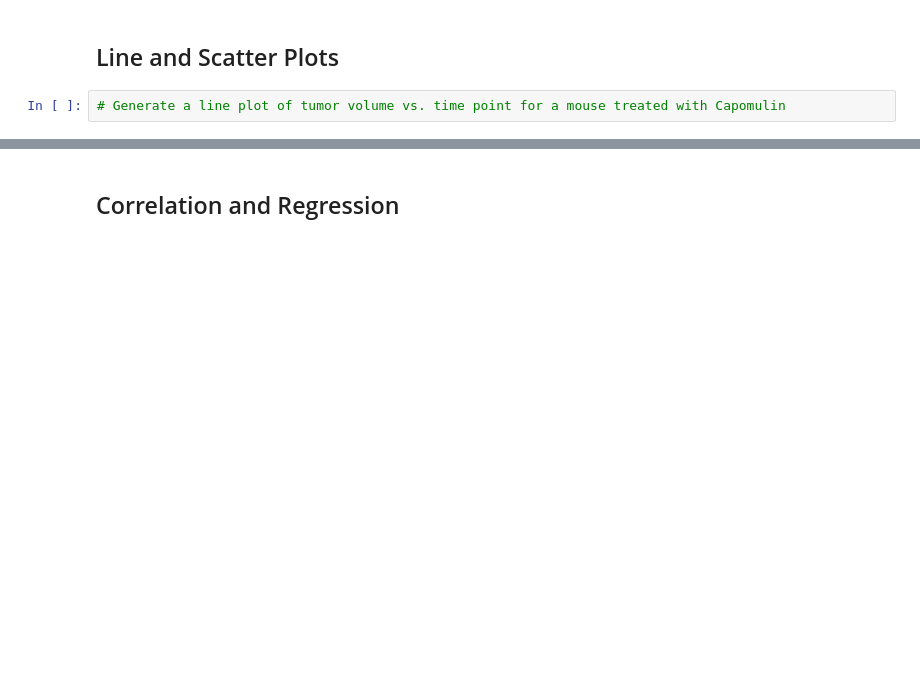
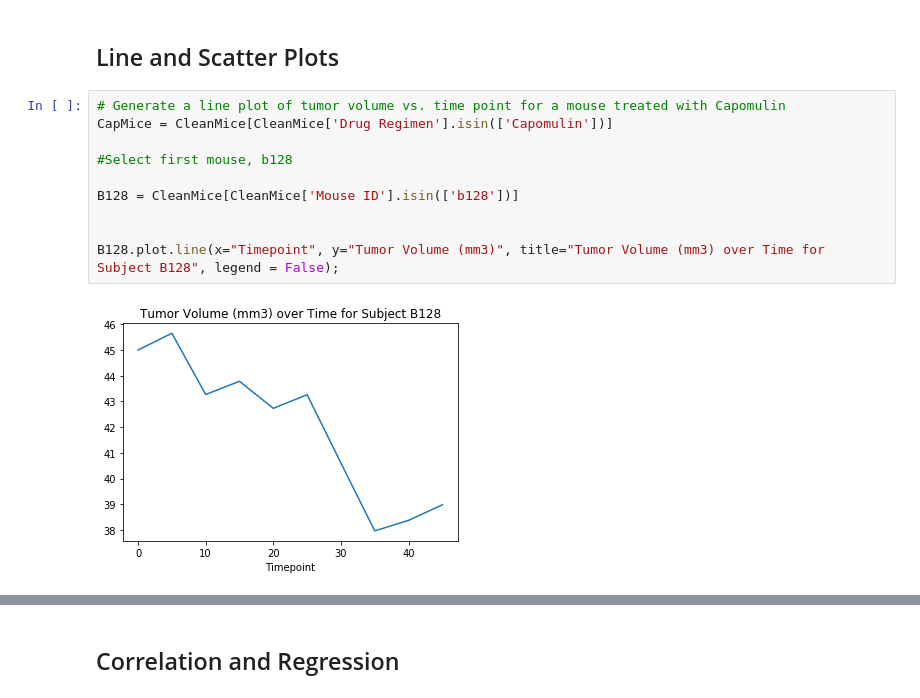
Before and after one commit to DataNinjaPrincess/matplotlib-challenge, a Jupyter notebook: pymaceuticals.ipynb, the cells around one changed output, grey strips where cells are left out. Saved outputs shown, nothing was run; the diff lists cells and outputs as text; blank space fills up the shorter version.

```diff
--- a/pymaceuticals.ipynb
+++ b/pymaceuticals.ipynb
@@ -233,5 +380,15 @@ plt.show()
 ## Line and Scatter Plots
 # %%
 # Generate a line plot of tumor volume vs. time point for a mouse treated with Capomulin
+CapMice = CleanMice[CleanMice['Drug Regimen'].isin(['Capomulin'])]
+
+#Select first mouse, b128
+
+B128 = CleanMice[CleanMice['Mouse ID'].isin(['b128'])]
+
+
+B128.plot.line(x="Timepoint", y="Tumor Volume (mm3)", title="Tumor Volume (mm3) over Time for Subject B128", legend = False);
+# %% [output]
+[figure, added]
 # %%
 # Generate a scatter plot of average tumor volume vs. mouse weight for the Capomulin regimen
```
Also changed, not shown: parts of 10 cells of this notebook.
